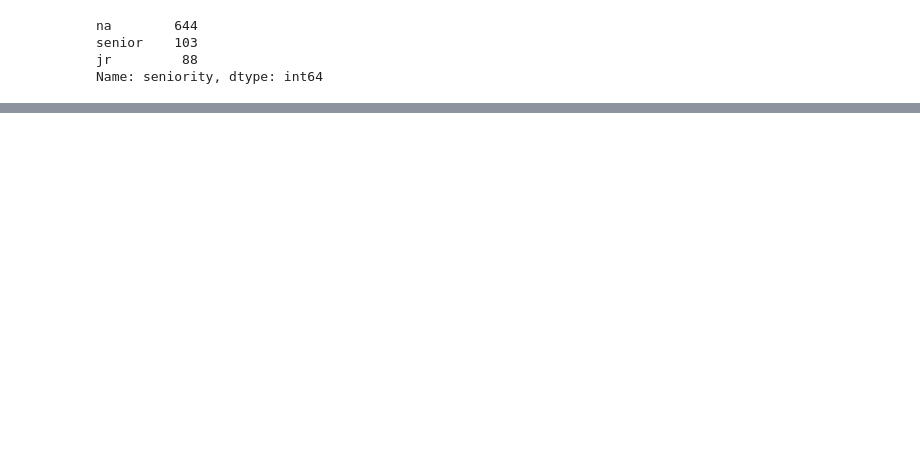
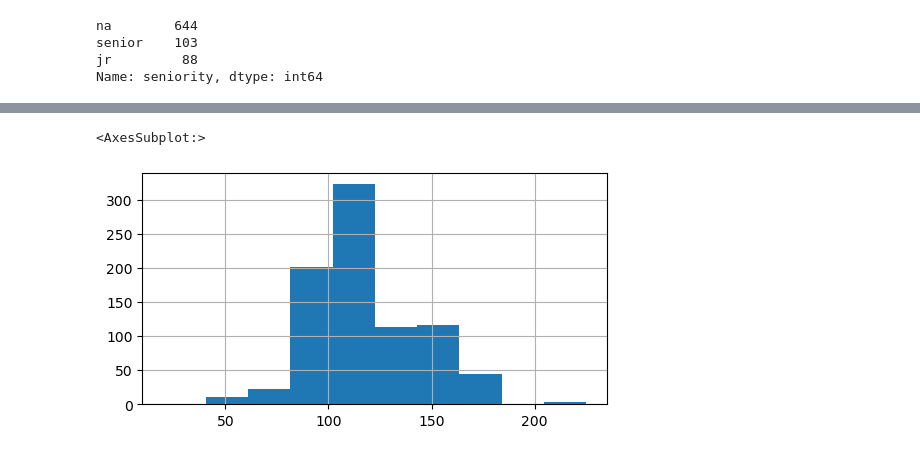
Before and after one commit to ahmadaking/DS_Salary_Proj, a Jupyter notebook: notebooks/2_Data_EDA.ipynb, the cells around one changed output, grey strips where cells are left out. Cells and saved outputs as stored; diff of their text form; code cells hidden in the pictures; blank space fills up the shorter version.

```diff
--- a/notebooks/2_Data_EDA.ipynb
+++ b/notebooks/2_Data_EDA.ipynb
@@ -204,0 +228,5 @@ df.describe()
+# %%
+df.avg_salary.hist()
+# %% [output]
+<AxesSubplot:>
+[figure, added]
```
Also changed, not shown: parts of 35 cells of this notebook, 4 other files.
